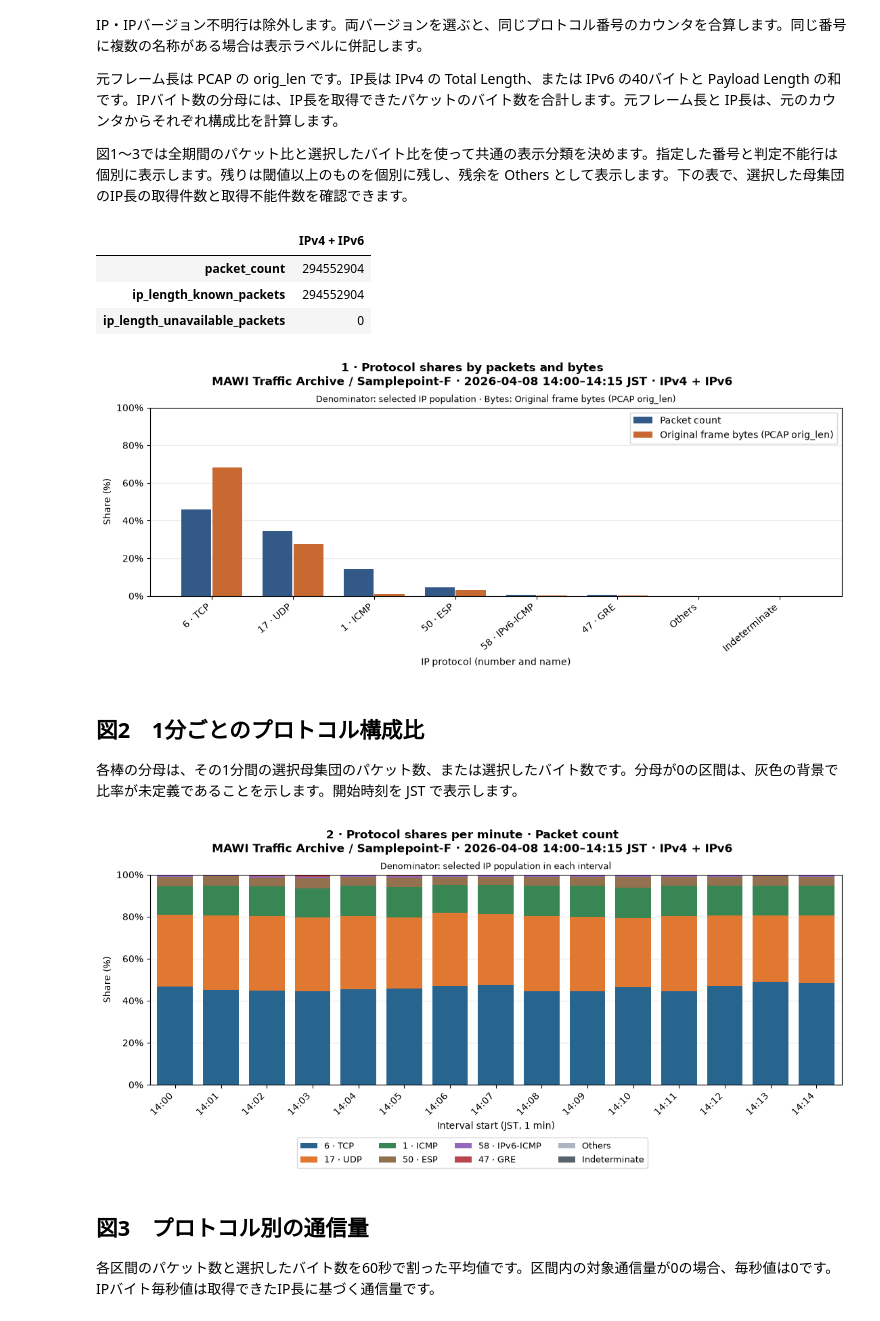
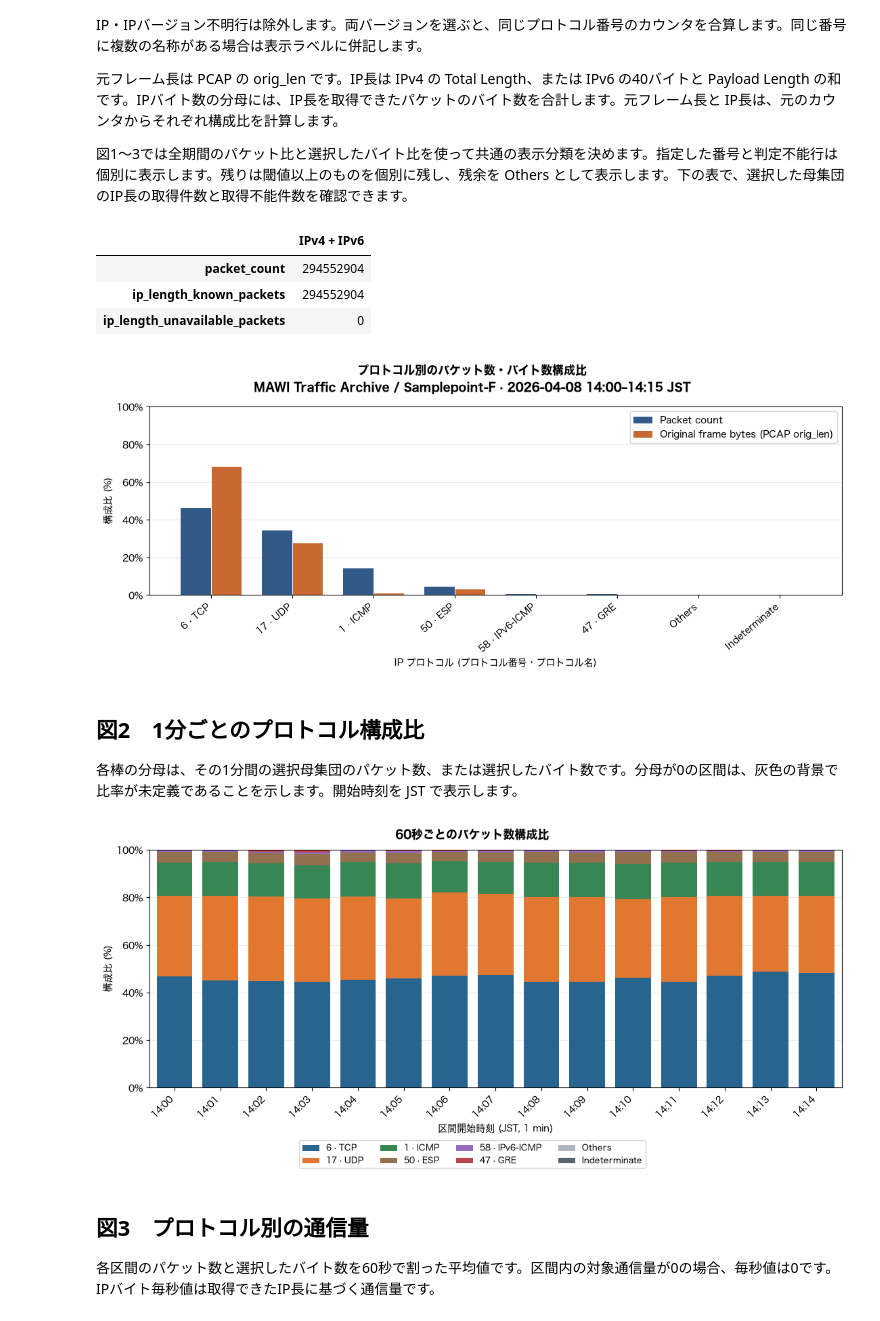
Before and after one commit to ShuntaSakai/mawi-protocol-analysis, a Jupyter notebook: notebook/01_overall_protocol_distribution.ipynb, the cells around one changed output. Saved outputs shown, nothing was run; the diff lists cells and outputs as text; code cells hidden in the pictures.

```diff
--- a/notebook/01_overall_protocol_distribution.ipynb
+++ b/notebook/01_overall_protocol_distribution.ipynb
@@ -32,6 +32,7 @@ import matplotlib.pyplot as plt
 from IPython.display import display
 from matplotlib.patches import Patch
 from matplotlib.ticker import PercentFormatter
+plt.rcParams["font.family"] = "Hiragino Sans"
 
 %matplotlib inline
 
@@ -93,7 +94,7 @@ end_time = pd.Timestamp(window["end_jst"]).tz_convert(jst)
 window_caption = f"{start_time:%Y-%m-%d %H:%M}–{end_time:%H:%M} JST"
 population_label = VERSION_LABELS[IP_VERSION]
 byte_label = BYTE_LABELS[BYTE_METRIC]
-scope_caption = f"{dataset_caption} · {window_caption} · {population_label}"
+scope_caption = f"{dataset_caption} · {window_caption}"
 
 # 同じ対象期間でも、別の解析から生成したCSV同士は混ぜられません。
 groups = list(CSV_DTYPES)
@@ -227,7 +228,7 @@ def plot_comparison(ratios, title, denominator, filename):
         if values.notna().any():
             ax.bar([x + offset for x in xs], values, width=0.37, color=color, label=label)
     ax.set_xticks(xs, [labels[protocol] for protocol in ratios.index], rotation=40, ha="right")
-    ax.set(xlabel="IP protocol (number and name)", ylabel="Share (%)", ylim=(0, 100))
+    ax.set(xlabel="IP プロトコル (プロトコル番号・プロトコル名)", ylabel="構成比 (%)", ylim=(0, 100))
     ax.yaxis.set_major_formatter(PercentFormatter(100, decimals=0))
     ax.grid(axis="y", alpha=0.25)
     ax.set_axisbelow(True)
@@ -240,14 +241,14 @@ def plot_comparison(ratios, title, denominator, filename):
         ax.text(0.02, 0.95, "No byte total for the selected metric", va="top", transform=ax.transAxes)
     finish(fig, filename)
 
-plot_comparison(protocol_ratios, "1 · Protocol shares by packets and bytes",
-                f"Denominator: selected IP population · Bytes: {byte_label}", "01_protocol_shares")
+plot_comparison(protocol_ratios, "プロトコル別のパケット数・バイト数構成比",
+                "", "01_protocol_shares")
 # %% [output]
 |  | IPv4 + IPv6 |
 | packet_count | 294552904 |
 | ip_length_known_packets | 294552904 |
 | ip_length_unavailable_packets | 0 |
-[figure, old version]
+[figure, new version]
 # %% [markdown]
 ## 図2　1分ごとのプロトコル構成比
 
@@ -287,42 +288,42 @@ colors = {key: fixed_colors.get(key, palette(int(key) % 20) if key.isdecimal() e
 
 def time_axis(ax):
     ax.set_xticks(x, minute_labels, rotation=45, ha="right")
-    ax.set(xlabel="Interval start (JST, 1 min)", xlim=(-0.55, len(x) - 0.45))
+    ax.set(xlabel="区間開始時刻 (JST, 1 min)", xlim=(-0.55, len(x) - 0.45))
     ax.grid(axis="y", alpha=0.25)
     ax.set_axisbelow(True)
 
 def time_figure(rows, legend_items):
     width, height = FIGSIZE
     extra_height = 0.24 * ((legend_items + 3) // 4)
     return plt.subplots(rows, 1, sharex=True, figsize=(max(width, 9), height * rows + extra_height),
                         layout="constrained")
 
 minute_values = time_values(RATIO_FIELD)
 time_ratios = percentages(minute_values, axis=1)
 no_denominator = minute_values.sum(axis=1).eq(0)
 fig, ax = time_figure(1, len(plot_order) + int(no_denominator.any()))
-ratio_label = "Packet count" if RATIO_FIELD == "packet_count" else byte_label
-fig.suptitle(f"2 · Protocol shares per minute · {ratio_label}\n{scope_caption}", fontweight="bold")
-ax.set_title("Denominator: selected IP population in each interval", fontsize=9)
+ratio_label = "Byte count" if RATIO_FIELD == "packet_count" else byte_label
+fig.suptitle(f"60秒ごとのパケット数構成比", fontweight="bold")
+ax.set_title("", fontsize=9)
 bottom = [0.0] * len(x)
 for key, values in time_ratios.fillna(0).items():
     ax.bar(x, values, bottom=bottom, width=0.78, color=colors[key], label=labels[key])
     bottom = [previous + value for previous, value in zip(bottom, values)]
 for position in no_denominator[no_denominator].index:
     index = interval_starts.get_loc(position)
     ax.axvspan(index - 0.39, index + 0.39, facecolor="#E7EAEE", zorder=0)
 handles, legend_labels = ax.get_legend_handles_labels()
 if no_denominator.any():
     handles.append(Patch(facecolor="#E7EAEE"))
     legend_labels.append("Undefined (zero denominator)")
 if handles:
     fig.legend(handles, legend_labels, loc="outside lower center", ncols=min(4, len(handles)), fontsize=9)
-ax.set(ylabel="Share (%)", ylim=(0, 100))
+ax.set(ylabel="構成比 (%)", ylim=(0, 100))
 ax.yaxis.set_major_formatter(PercentFormatter(100, decimals=0))
 time_axis(ax)
 finish(fig, "02_minute_shares")
 # %% [output]
-[figure, old version]
+[figure, new version]
 # %% [markdown]
 ## 図3　プロトコル別の通信量
 
```
Also changed, not shown: parts of 2 cells of this notebook.
